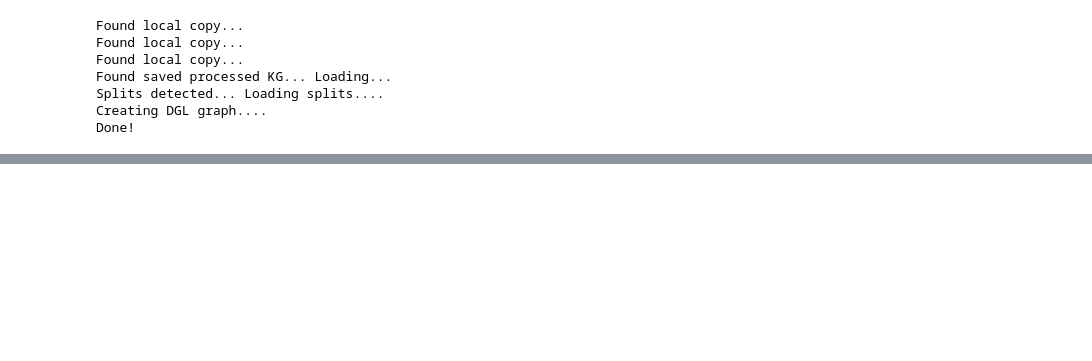
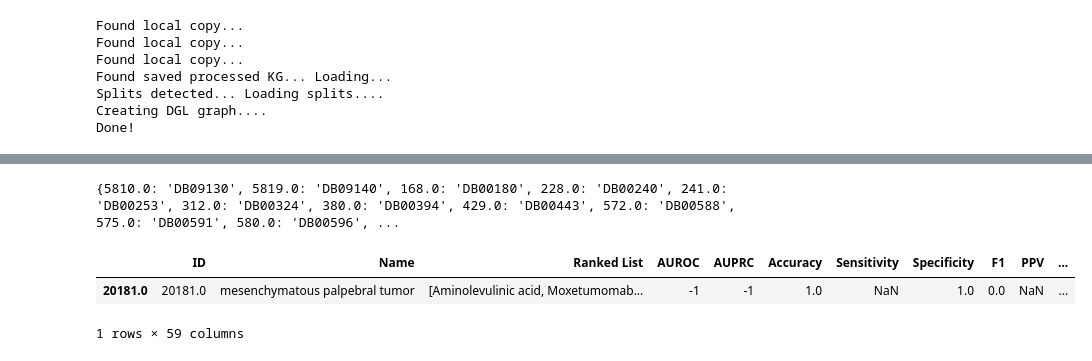
Before and after one commit to shloknatarajan/TxGNN-Burkitts, a Jupyter notebook: scratch.ipynb, the cells around one changed output, grey strips where cells are left out. Drawn from its saved outputs; the diff is of its cells as text; code cells hidden in the pictures; blank space fills up the shorter version.

```diff
--- a/scratch.ipynb
+++ b/scratch.ipynb
@@ -15,7 +28,7 @@ print(dgl.__version__)
 # %%
 tx_data = TxData('./data')
 tx_data.prepare_split(split='random', seed=1)
-tx_gnn = TxGNN(data=tx_data, weight_bias_track=False, proj_name='TxGNN', exp_name='TxGNN', device='cuda:0')
+tx_gnn = TxGNN(data=tx_data, weight_bias_track=False, proj_name='TxGNN', exp_name='TxGNN', device=device)
 # %% [output]
 Found local copy...
 Found local copy...
@@ -24,5 +37,3 @@ Found saved processed KG... Loading...
 Splits detected... Loading splits....
 Creating DGL graph....
 Done!
-# %%
-tx_gnn.load_pretrained('/Users/shloknatarajan/stanford/research/daneshjou/TxGNN-Burkitts/checkpoints_all_seeds/TxGNN_1_random')
@@ -53,2 +77,24 @@ mappings = data.retrieve_id_mapping()
 id2name_drug = mappings['id2name_drug']
 idx2id_drug = mappings['idx2id_drug']
+# %%
+print(idx2id_drug)
+# %% [output]
+{5810.0: 'DB09130', 5819.0: 'DB09140', 168.0: 'DB00180', 228.0: 'DB00240', 241.0: 'DB00253', 312.0: 'DB00324', 380.0: 'DB00394', 429.0: 'DB00443', 572.0: 'DB00588', 575.0: 'DB00591', 580.0: 'DB00596', ...
+# %%
+# Load pretrained weights
+tx_gnn.load_pretrained('./checkpoints_all_seeds/TxGNN_1_random')
+# %%
+# Create evaluator and get predictions
+tx_eval = TxEval(model=tx_gnn)
+result = tx_eval.eval_disease_centric(
+    disease_idxs=[7243.0],  # Burkitt's lymphoma
+    relation='indication',
+    save_result=False,
+    verbose=True
+)
+# %%
+result
+# %% [output]
+|  | ID | Name | Ranked List | AUROC | AUPRC | Accuracy | Sensitivity | Specificity | F1 | PPV | ... |
+| 20181.0 | 20181.0 | mesenchymatous palpebral tumor | [Aminolevulinic acid, Moxetumomab... | -1 | -1 | 1.0 | NaN | 1.0 | 0.0 | NaN | ... |
+1 rows × 59 columns
```
Also changed, not shown: parts of 9 cells of this notebook, 5 other files.
